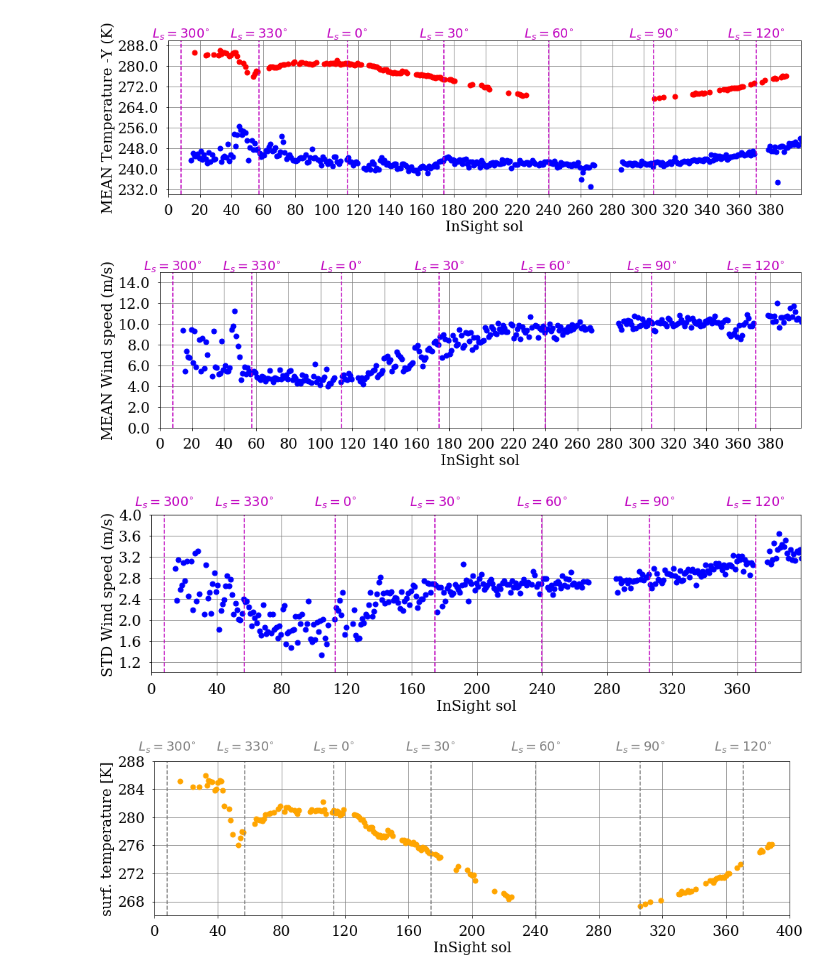
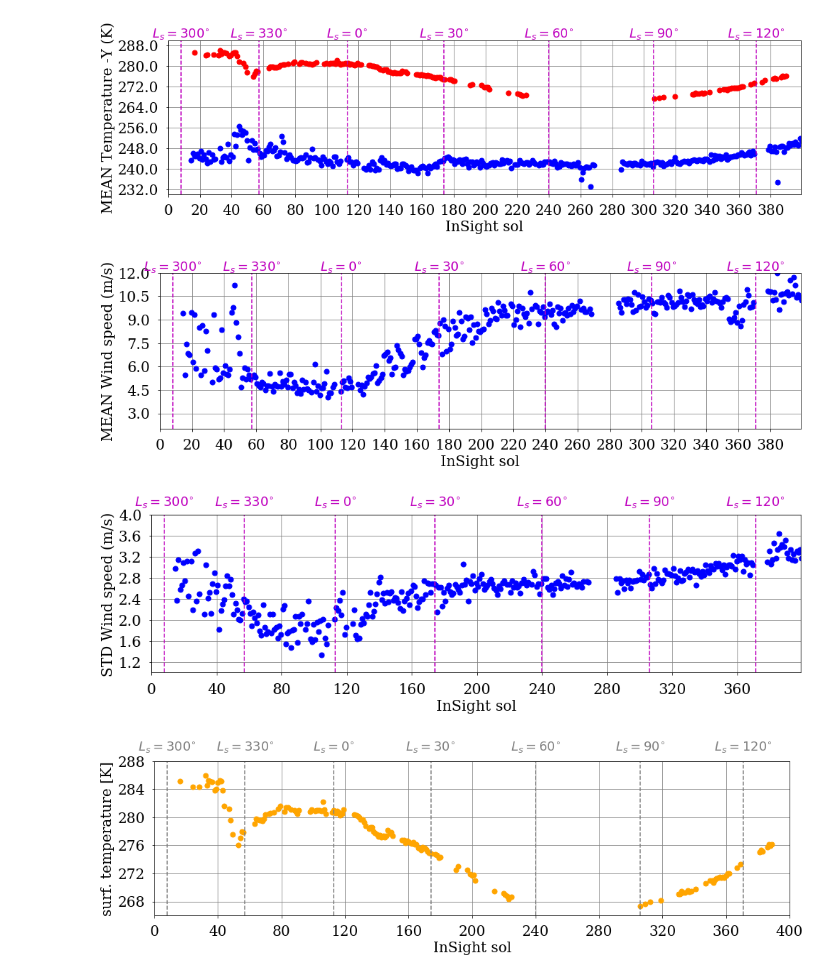
Before and after one commit to aymeric-spiga/insight-PBL-JGRplanets, a Jupyter notebook: seasonal/seasonal.ipynb, the cells around one changed output. Cells and saved outputs as stored; diff of their text form; code cells hidden in the pictures.

```diff
--- a/seasonal/seasonal.ipynb
+++ b/seasonal/seasonal.ipynb
@@ -31,14 +32,14 @@ mat,matx = apss_lib.multisol(pds=True,solini=solini,solsol=solsol,code="MAT",tti
 # %%
 hws,hwsx = apss_lib.multisol(pds=True,solini=solini,solsol=solsol,code="HWS",ttinter=ttinter,\
                         timetype="LTST",\
-                        compute="mean",ymin=0,ymax=15,\
+                        compute="mean",ymin=2,ymax=12,\
                         addls=True,addlspos=1.03,\
                         fmt="%.1f",marker="o",nxticks=20,facselec=0.95)
 hwsstd,hwsstdx = apss_lib.multisol(pds=True,solini=solini,solsol=solsol,code="HWS",ttinter=ttinter,\
                         timetype="LTST",\
                         compute="std",ymin=1,ymax=4,\
                         addls=True,addlspos=1.06,\
                         fmt="%.1f",marker="o",nxticks=11,facselec=0.95)
 # %% [output]
-[figure, old version]
+[figure, new version]
 [figure]
```
Also changed, not shown: parts of 4 cells of this notebook.
